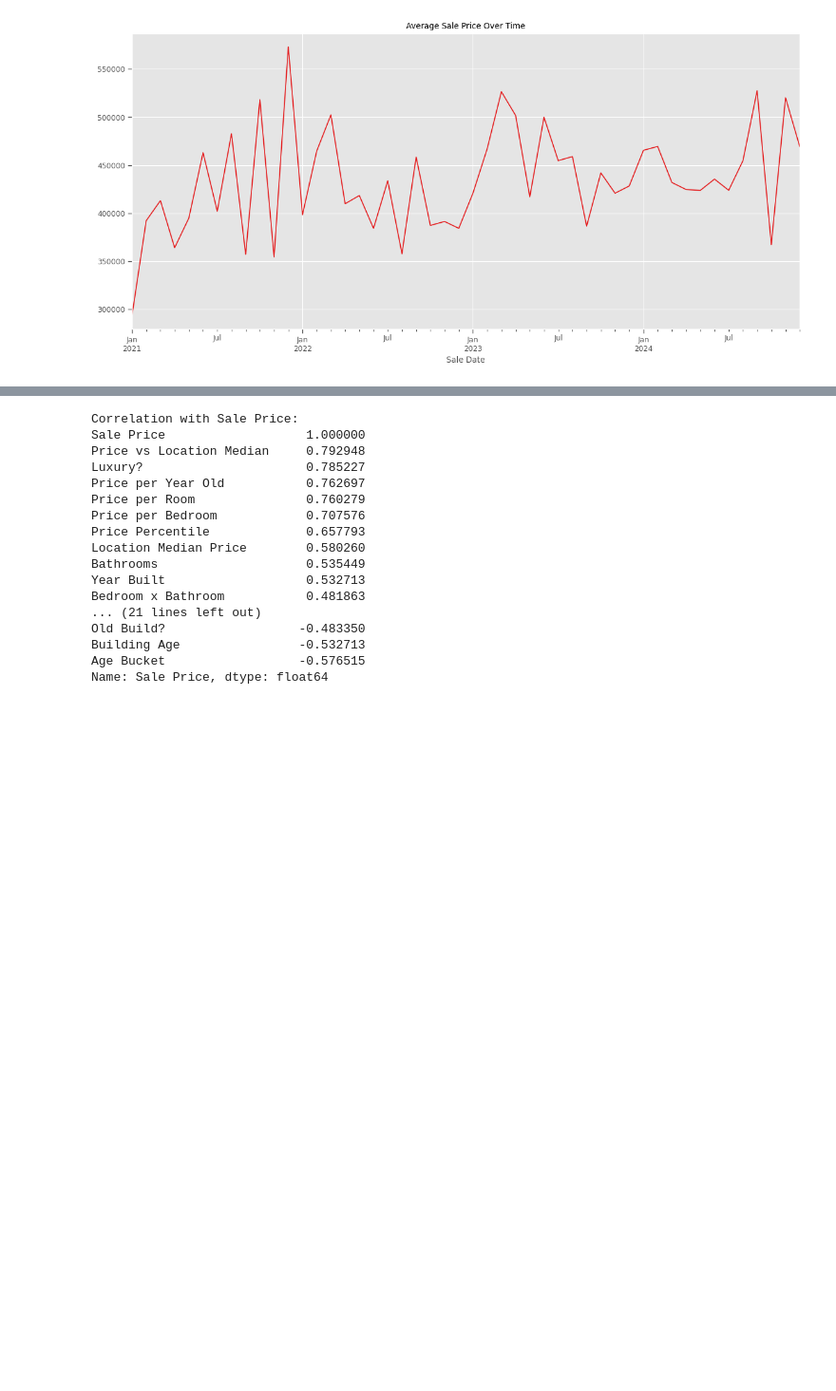
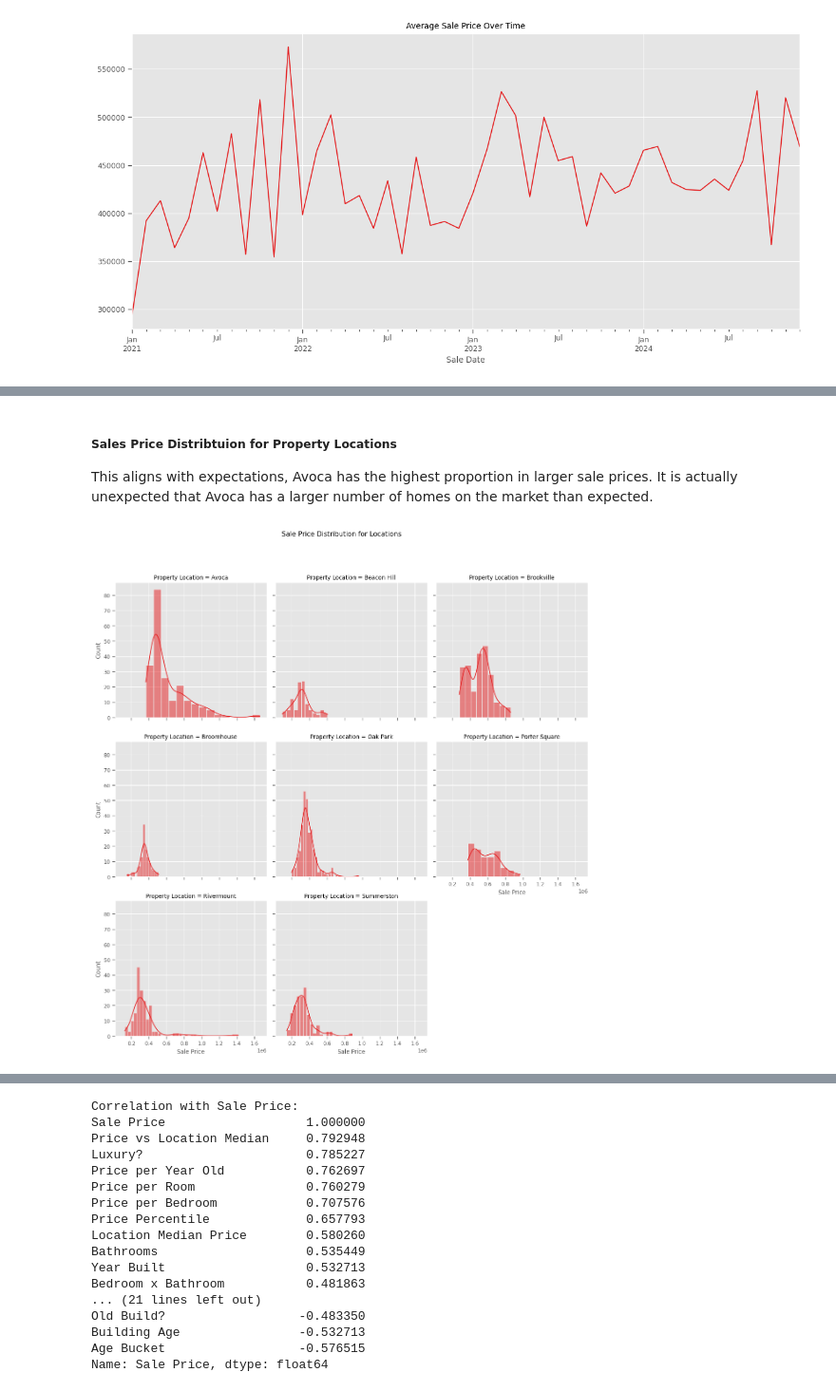
Before and after one commit to dylanbforde/Assignment_Web_Scraping, a Jupyter notebook: data_prep_analysis.ipynb, the cells around one changed output, grey strips where cells are left out. Shown at 95% size. Drawn from its saved outputs; the diff is of its cells as text; code cells hidden in the pictures; blank space fills up the shorter version.

```diff
--- a/data_prep_analysis.ipynb
+++ b/data_prep_analysis.ipynb
@@ -304,0 +356,11 @@ plt.tight_layout()
+# %% [markdown]
+##### Sales Price Distribtuion for Property Locations
+This aligns with expectations, Avoca has the highest proportion in larger sale prices. It is actually unexpected that Avoca has a larger number of homes on the market than expected.
+# %%
+g = sns.FacetGrid(df, col='Property Location', col_wrap=3, height=4)
+g.map(sns.histplot, 'Sale Price', kde=True)
+g.fig.suptitle('Sale Price Distribution for Locations', y = 1.05)
+g.set_axis_labels('Sale Price', 'Count')
+plt.tight_layout()
+# %% [output]
+[figure, added]
```
Also changed, not shown: parts of 34 cells of this notebook, 1 other file.
